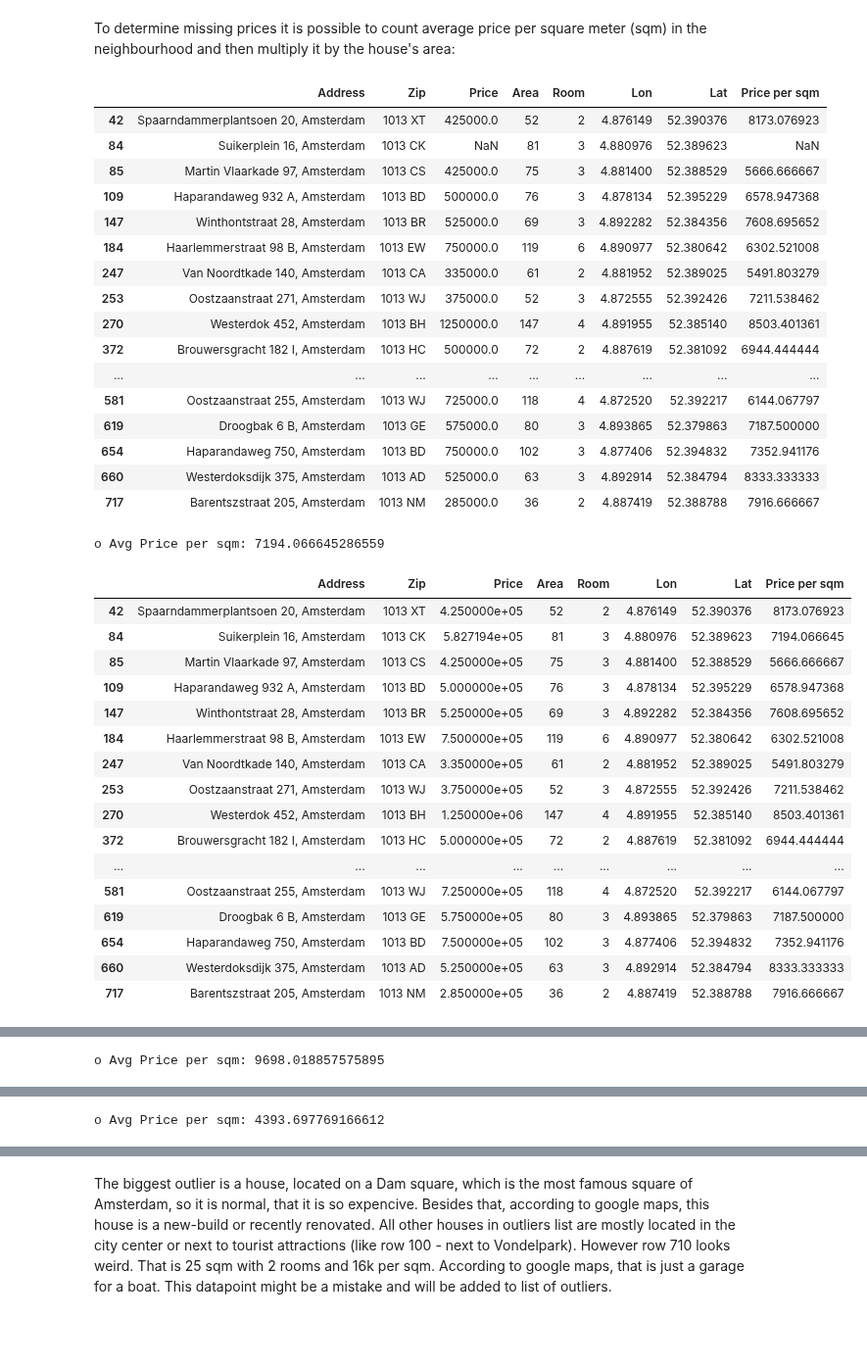
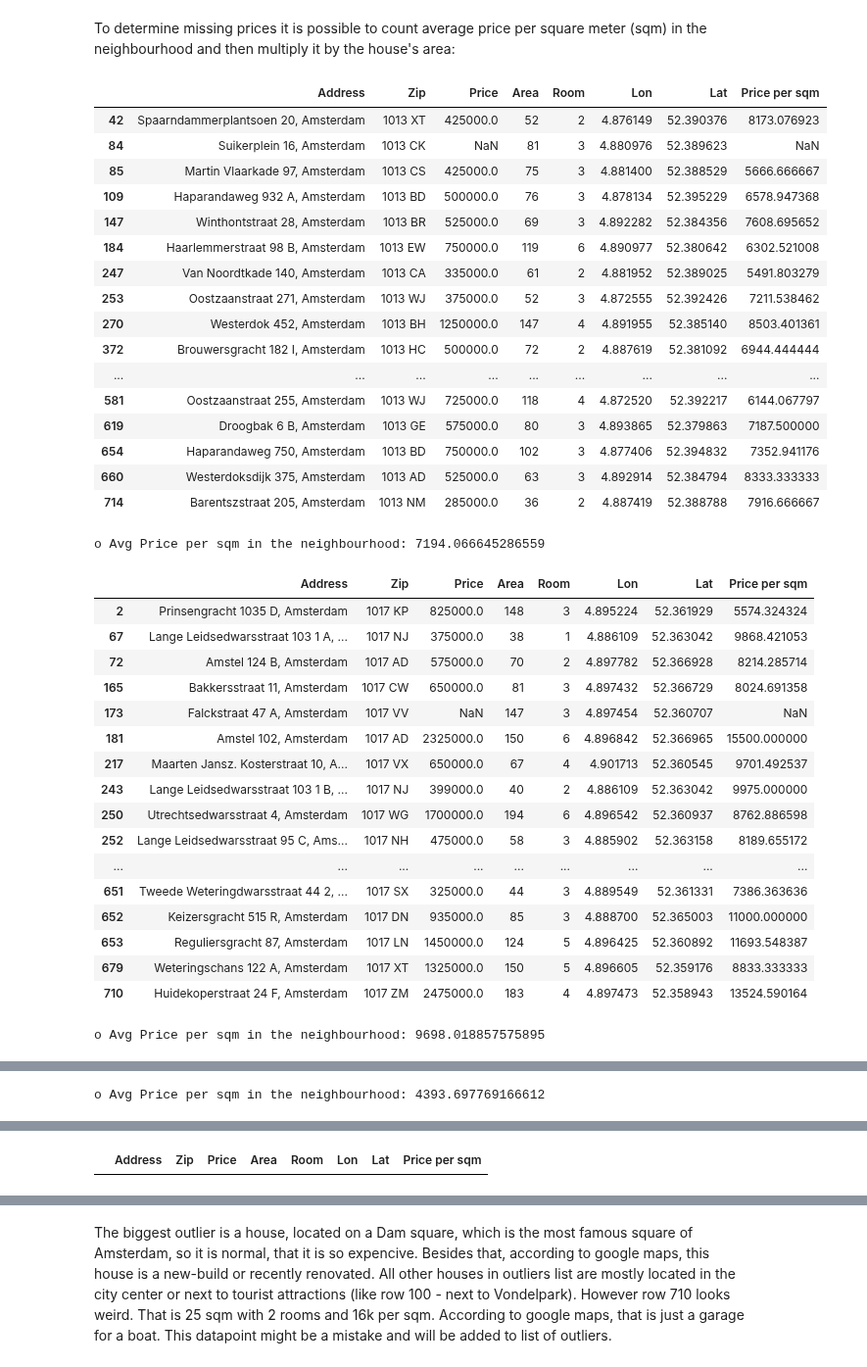
Before and after one commit to nadiia-duiunova/House_price, a Jupyter notebook: Stat inference.ipynb, the cells around one changed output, grey strips where cells are left out. Shown at 98% size. Drawn from its saved outputs; the diff is of its cells as text; code cells hidden in the pictures; blank space fills up the shorter version.

```diff
--- a/Stat inference.ipynb
+++ b/Stat inference.ipynb
@@ -48,3 +49,14 @@ o Data information
 o Number of duplicate rows that will be removed: 1
 o Data type in Dataset: ['continuous' 'text' 'descrete']
 o Columns: ['Price', 'Address', 'Zip', 'Area', 'Room', 'Lon', 'Lat']
+# %%
+#remove duplicates:
+data = data.drop_duplicates()
+
+# remove Longitude outliers (Lon < 4.7)
+data.drop(data[data['Lon']< 4.7].index, inplace=True)
+
+# reset indexes after removing rows
+data = data.reset_index()
+data = data.drop(columns=['index'])
+data
@@ -84,52 +110,53 @@ for i in zips:
     display(data_copy)
 
     # get avg price per sqm in the neighbourhood
     mean = data_copy.loc[(data_copy['Zip'].str.contains(i)), 'Price per sqm'].mean()
 
     #set this value to the row with missing price
     data.loc[(data['Price'].isna()) & (data['Zip'].str.contains(i)), 'Price per sqm'] = mean
-    print(f'o Avg Price per sqm: {mean}')
+    print(f'o Avg Price per sqm in the neighbourhood: {mean}')
 
     # get area value of the row with missing price
     area = data.loc[(data['Price'].isna()) & (data['Zip'].str.contains(i)), 'Area']
 
-    # set missing price by multiplying average prive by size of the house in sqm
+    # set missing price by multiplying average price by size of the house in sqm
     data.loc[(data['Price'].isna()) & (data['Zip'].str.contains(i)), 'Price'] = mean * area
-    display(data.loc[data['Zip'].str.contains(i)])
+    # display(data.loc[data['Zip'].str.contains(i)])
 # %% [output]
 |  | Address | Zip | Price | Area | Room | Lon | Lat | Price per sqm |
 | 42 | Spaarndammerplantsoen 20, Amsterdam | 1013 XT | 425000.0 | 52 | 2 | 4.876149 | 52.390376 | 8173.076923 |
 | 84 | Suikerplein 16, Amsterdam | 1013 CK | NaN | 81 | 3 | 4.880976 | 52.389623 | NaN |
 | 85 | Martin Vlaarkade 97, Amsterdam | 1013 CS | 425000.0 | 75 | 3 | 4.881400 | 52.388529 | 5666.666667 |
 | 109 | Haparandaweg 932 A, Amsterdam | 1013 BD | 500000.0 | 76 | 3 | 4.878134 | 52.395229 | 6578.947368 |
 | 147 | Winthontstraat 28, Amsterdam | 1013 BR | 525000.0 | 69 | 3 | 4.892282 | 52.384356 | 7608.695652 |
 | 184 | Haarlemmerstraat 98 B, Amsterdam | 1013 EW | 750000.0 | 119 | 6 | 4.890977 | 52.380642 | 6302.521008 |
 | 247 | Van Noordtkade 140, Amsterdam | 1013 CA | 335000.0 | 61 | 2 | 4.881952 | 52.389025 | 5491.803279 |
 | 253 | Oostzaanstraat 271, Amsterdam | 1013 WJ | 375000.0 | 52 | 3 | 4.872555 | 52.392426 | 7211.538462 |
 | 270 | Westerdok 452, Amsterdam | 1013 BH | 1250000.0 | 147 | 4 | 4.891955 | 52.385140 | 8503.401361 |
 | 372 | Brouwersgracht 182 I, Amsterdam | 1013 HC | 500000.0 | 72 | 2 | 4.887619 | 52.381092 | 6944.444444 |
 | ... | ... | ... | ... | ... | ... | ... | ... | ... |
 | 581 | Oostzaanstraat 255, Amsterdam | 1013 WJ | 725000.0 | 118 | 4 | 4.872520 | 52.392217 | 6144.067797 |
 | 619 | Droogbak 6 B, Amsterdam | 1013 GE | 575000.0 | 80 | 3 | 4.893865 | 52.379863 | 7187.500000 |
 | 654 | Haparandaweg 750, Amsterdam | 1013 BD | 750000.0 | 102 | 3 | 4.877406 | 52.394832 | 7352.941176 |
 | 660 | Westerdoksdijk 375, Amsterdam | 1013 AD | 525000.0 | 63 | 3 | 4.892914 | 52.384794 | 8333.333333 |
-| 717 | Barentszstraat 205, Amsterdam | 1013 NM | 285000.0 | 36 | 2 | 4.887419 | 52.388788 | 7916.666667 |
+| 714 | Barentszstraat 205, Amsterdam | 1013 NM | 285000.0 | 36 | 2 | 4.887419 | 52.388788 | 7916.666667 |
-o Avg Price per sqm: 7194.066645286559
+o Avg Price per sqm in the neighbourhood: 7194.066645286559
 |  | Address | Zip | Price | Area | Room | Lon | Lat | Price per sqm |
-| 42 | Spaarndammerplantsoen 20, Amsterdam | 1013 XT | 4.250000e+05 | 52 | 2 | 4.876149 | 52.390376 | 8173.076923 |
-| 84 | Suikerplein 16, Amsterdam | 1013 CK | 5.827194e+05 | 81 | 3 | 4.880976 | 52.389623 | 7194.066645 |
-| 85 | Martin Vlaarkade 97, Amsterdam | 1013 CS | 4.250000e+05 | 75 | 3 | 4.881400 | 52.388529 | 5666.666667 |
-| 109 | Haparandaweg 932 A, Amsterdam | 1013 BD | 5.000000e+05 | 76 | 3 | 4.878134 | 52.395229 | 6578.947368 |
-| 147 | Winthontstraat 28, Amsterdam | 1013 BR | 5.250000e+05 | 69 | 3 | 4.892282 | 52.384356 | 7608.695652 |
-| 184 | Haarlemmerstraat 98 B, Amsterdam | 1013 EW | 7.500000e+05 | 119 | 6 | 4.890977 | 52.380642 | 6302.521008 |
-| 247 | Van Noordtkade 140, Amsterdam | 1013 CA | 3.350000e+05 | 61 | 2 | 4.881952 | 52.389025 | 5491.803279 |
-| 253 | Oostzaanstraat 271, Amsterdam | 1013 WJ | 3.750000e+05 | 52 | 3 | 4.872555 | 52.392426 | 7211.538462 |
-| 270 | Westerdok 452, Amsterdam | 1013 BH | 1.250000e+06 | 147 | 4 | 4.891955 | 52.385140 | 8503.401361 |
-| 372 | Brouwersgracht 182 I, Amsterdam | 1013 HC | 5.000000e+05 | 72 | 2 | 4.887619 | 52.381092 | 6944.444444 |
+| 2 | Prinsengracht 1035 D, Amsterdam | 1017 KP | 825000.0 | 148 | 3 | 4.895224 | 52.361929 | 5574.324324 |
+| 67 | Lange Leidsedwarsstraat 103 1 A, ... | 1017 NJ | 375000.0 | 38 | 1 | 4.886109 | 52.363042 | 9868.421053 |
+| 72 | Amstel 124 B, Amsterdam | 1017 AD | 575000.0 | 70 | 2 | 4.897782 | 52.366928 | 8214.285714 |
+| 165 | Bakkersstraat 11, Amsterdam | 1017 CW | 650000.0 | 81 | 3 | 4.897432 | 52.366729 | 8024.691358 |
+| 173 | Falckstraat 47 A, Amsterdam | 1017 VV | NaN | 147 | 3 | 4.897454 | 52.360707 | NaN |
+| 181 | Amstel 102, Amsterdam | 1017 AD | 2325000.0 | 150 | 6 | 4.896842 | 52.366965 | 15500.000000 |
+| 217 | Maarten Jansz. Kosterstraat 10, A... | 1017 VX | 650000.0 | 67 | 4 | 4.901713 | 52.360545 | 9701.492537 |
+| 243 | Lange Leidsedwarsstraat 103 1 B, ... | 1017 NJ | 399000.0 | 40 | 2 | 4.886109 | 52.363042 | 9975.000000 |
+| 250 | Utrechtsedwarsstraat 4, Amsterdam | 1017 WG | 1700000.0 | 194 | 6 | 4.896542 | 52.360937 | 8762.886598 |
+| 252 | Lange Leidsedwarsstraat 95 C, Ams... | 1017 NH | 475000.0 | 58 | 3 | 4.885902 | 52.363158 | 8189.655172 |
 | ... | ... | ... | ... | ... | ... | ... | ... | ... |
-| 581 | Oostzaanstraat 255, Amsterdam | 1013 WJ | 7.250000e+05 | 118 | 4 | 4.872520 | 52.392217 | 6144.067797 |
-| 619 | Droogbak 6 B, Amsterdam | 1013 GE | 5.750000e+05 | 80 | 3 | 4.893865 | 52.379863 | 7187.500000 |
-| 654 | Haparandaweg 750, Amsterdam | 1013 BD | 7.500000e+05 | 102 | 3 | 4.877406 | 52.394832 | 7352.941176 |
-| 660 | Westerdoksdijk 375, Amsterdam | 1013 AD | 5.250000e+05 | 63 | 3 | 4.892914 | 52.384794 | 8333.333333 |
-| 717 | Barentszstraat 205, Amsterdam | 1013 NM | 2.850000e+05 | 36 | 2 | 4.887419 | 52.388788 | 7916.666667 |
+| 651 | Tweede Weteringdwarsstraat 44 2, ... | 1017 SX | 325000.0 | 44 | 3 | 4.889549 | 52.361331 | 7386.363636 |
+| 652 | Keizersgracht 515 R, Amsterdam | 1017 DN | 935000.0 | 85 | 3 | 4.888700 | 52.365003 | 11000.000000 |
+| 653 | Reguliersgracht 87, Amsterdam | 1017 LN | 1450000.0 | 124 | 5 | 4.896425 | 52.360892 | 11693.548387 |
+| 679 | Weteringschans 122 A, Amsterdam | 1017 XT | 1325000.0 | 150 | 5 | 4.896605 | 52.359176 | 8833.333333 |
+| 710 | Huidekoperstraat 24 F, Amsterdam | 1017 ZM | 2475000.0 | 183 | 4 | 4.897473 | 52.358943 | 13524.590164 |
+o Avg Price per sqm in the neighbourhood: 9698.018857575895
 |  | Address | Zip | Price | Area | Room | Lon | Lat | Price per sqm |
@@ -152 +174,0 @@ o Avg Price per sqm: 7194.066645286559
-o Avg Price per sqm: 9698.018857575895
@@ -183 +175 @@ o Avg Price per sqm: 9698.018857575895
-o Avg Price per sqm: 4393.697769166612
+o Avg Price per sqm in the neighbourhood: 4393.697769166612
@@ -197 +176,5 @@ o Avg Price per sqm: 4393.697769166612
+# %%
+display(data[data.isna().any(axis=1)])
+# %% [output]
+|  | Address | Zip | Price | Area | Room | Lon | Lat | Price per sqm |
 # %%
```
Also changed, not shown: parts of 25 cells of this notebook.
